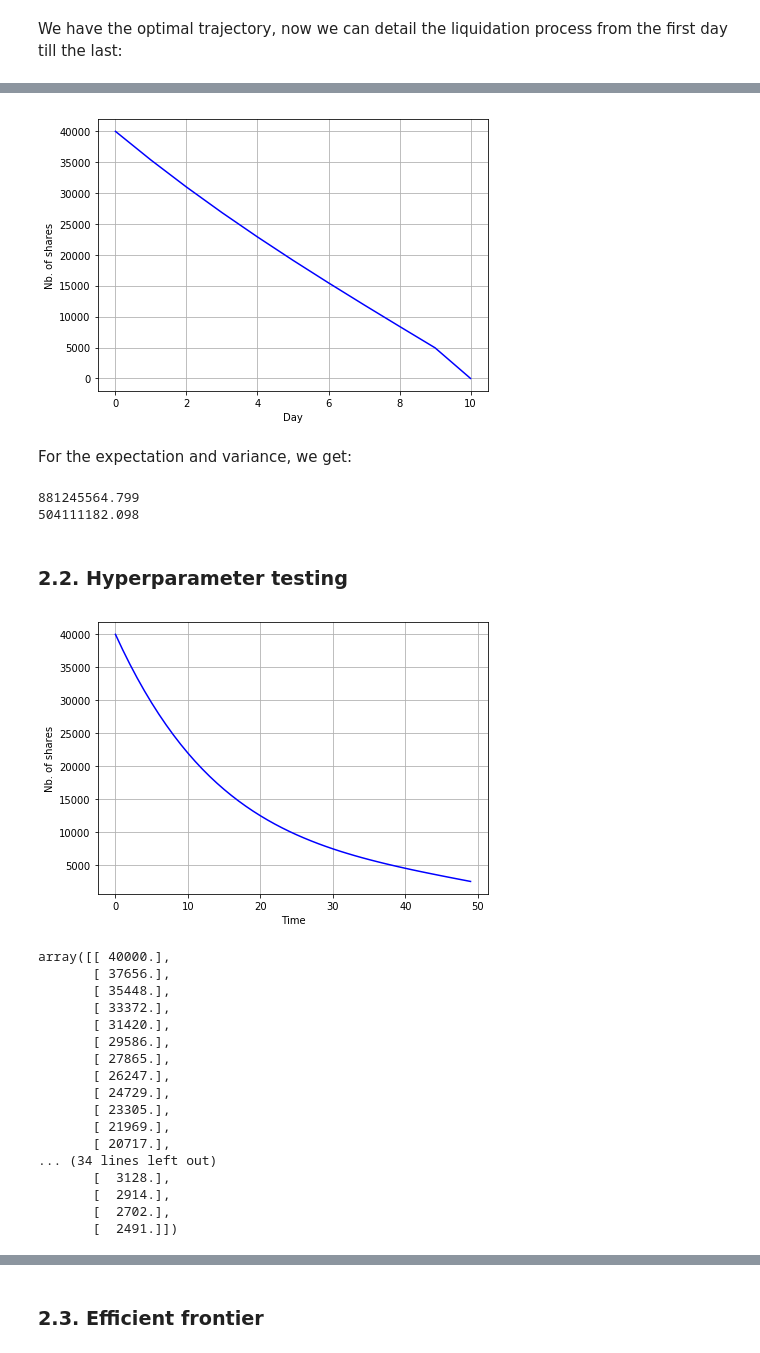
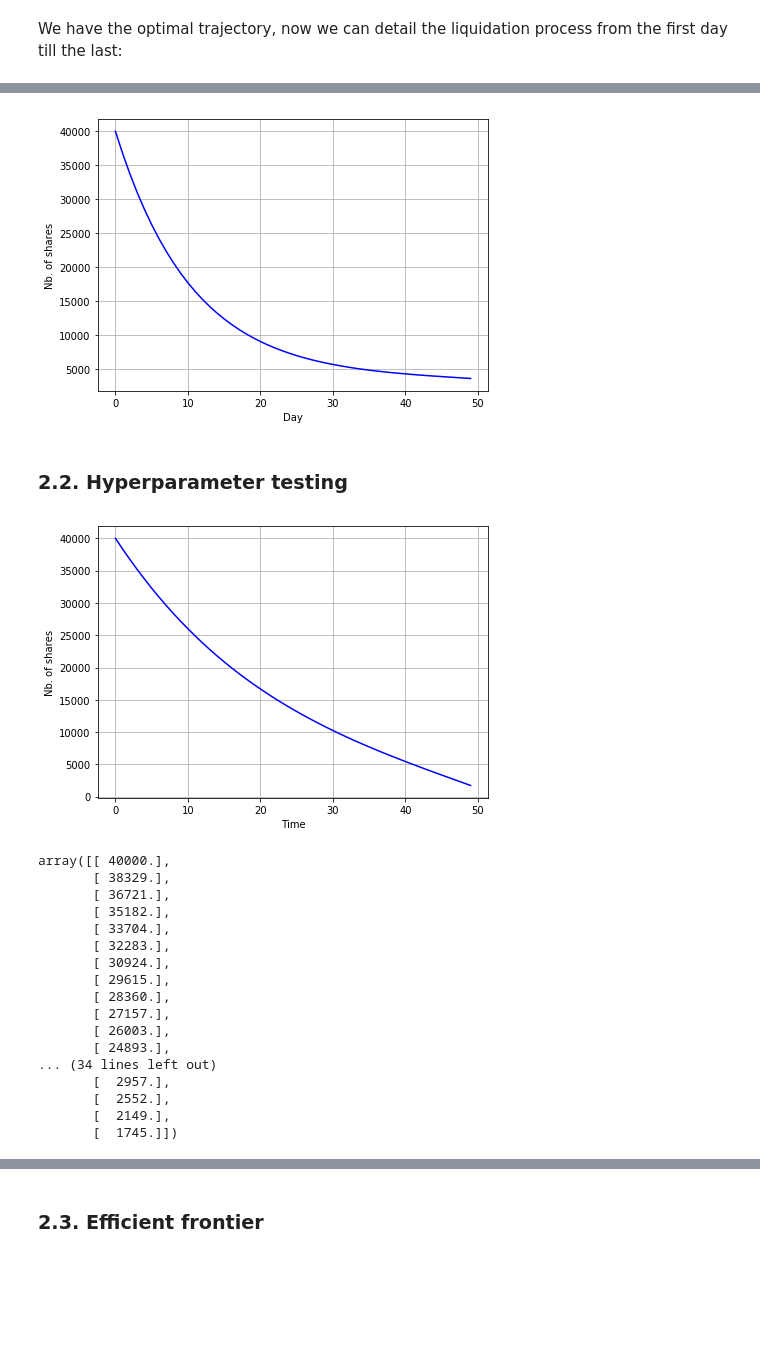
Before and after one commit to IlluvatarEru/ElectronicMarkets, a Jupyter notebook: Almgren-Chriss - Efficient Frontier.ipynb, the cells around one changed output, grey strips where cells are left out. Saved outputs shown, nothing was run; the diff lists cells and outputs as text; code cells hidden in the pictures; blank space fills up the shorter version.

```diff
--- a/Almgren-Chriss - Efficient Frontier.ipynb
+++ b/Almgren-Chriss - Efficient Frontier.ipynb
@@ -117,7 +117,7 @@ def objective_IS(N):
 $$ (n_1^*,...,n_N^*) = \min_{0<n_i<X} \mathbb{E}(X_N) + \lambda * \mathbb{V}(X_N) $$
 # %%
 # Parameters
-nb_T = 10
+nb_T = 50
 x0 = np.zeros((nb_T, 1))
 X = 40000
 risk = 0.05
@@ -136,6 +136,12 @@ print(np.matrix(opt.x.round(0)).T)
 
 print('\nTotal number of shares:')
 print(np.sum(opt.x))
+
+print('\nExpectation E(x):')
+print(expectation_IS(opt.x))
+
+print('\nVariance V(x):')
+print(variance_IS(opt.x))
 # %% [output]
 Liquidation trajectory:
 
@@ -159,7 +167,7 @@ def liquidation_history(N_opt, X):
     """
     Prints out the liquidation history of the optimal execution.
     """
-    hist = np.zeros((len(N_opt)+1, 1))
+    hist = np.zeros((len(N_opt), 1))
     hist[0] = X
 
     for i in range(1, len(N_opt)):
@@ -195,25 +207,17 @@ plt.xlabel('Day')
 plt.ylabel('Nb. of shares')
 plt.show()
 # %% [output]
-[figure, old version]
+[figure, new version]
-# %% [markdown]
-For the expectation and variance, we get:
-# %%
-print(expectation_IS(N_opt))
-print(variance_IS(N_opt))
-# %% [output]
-881245564.799
-504111182.098
 # %% [markdown]
 ### 2.2. Hyperparameter testing
 # %%
-def efficient_frontier_IS(X, risk, nb_T, tau=1.0, gamma=1.0, eta=1.0, eps=1.0):
+def efficient_frontier_IS(X, risk, nb_T, tau=1.0, gamma=1.0, eta=1.0, eps=1.0, plot='True'):
 
     def expectation_IS(N):
         """
         Expectation of implementation shortfall.
         """
-        exp = 0.5*gamma*X**2 + eps*np.sum(N) + (eta - 0.5*gamma*tau)/tau * np.sum(N**2)
+        exp = 0.5*gamma*X**2 + eps*np.sum(N) + (eta - 0.5*gamma)/tau * np.sum(N**2)
         return exp
 
     def variance_IS(N, sigma=0.3):
@@ -269,32 +273,35 @@ def efficient_frontier_IS(X, risk, nb_T, tau=1.0, gamma=1.0, eta=1.0, eps=1.0):
         plt.ylabel('Nb. of shares')
         plt.show()
 
-    plot_liquidation()
+    if plot=='True':
+        plot_liquidation()
 
-    return hist_opt.round(0)
+    res = hist_opt.round(0), expectation_IS(N_opt), variance_IS(N_opt)
+
+    return res
 # %%
 efficient_frontier_IS(X=40000, risk=2*10**(-7), nb_T=50,
-                      tau=0.75,
+                      tau=0.5,  # 0.75
                       gamma=2.5*10**(-7),
                       eta=2.5*10**(-6),
-                      eps=0.0625)
+                      eps=0.0625)[0]
 # %% [output]
-[figure, old version]
+[figure, new version]
 array([[ 40000.],
-       [ 37656.],
-       [ 35448.],
-       [ 33372.],
-       [ 31420.],
-       [ 29586.],
-       [ 27865.],
-       [ 26247.],
-       [ 24729.],
-       [ 23305.],
-       [ 21969.],
-       [ 20717.],
+       [ 38329.],
+       [ 36721.],
+       [ 35182.],
+       [ 33704.],
+       [ 32283.],
+       [ 30924.],
+       [ 29615.],
+       [ 28360.],
+       [ 27157.],
+       [ 26003.],
+       [ 24893.],
 ... (34 lines left out)
-       [  3128.],
-       [  2914.],
-       [  2702.],
-       [  2491.]])
+       [  2957.],
+       [  2552.],
+       [  2149.],
+       [  1745.]])
 # %%
```
Also changed, not shown: parts of 6 cells of this notebook.
